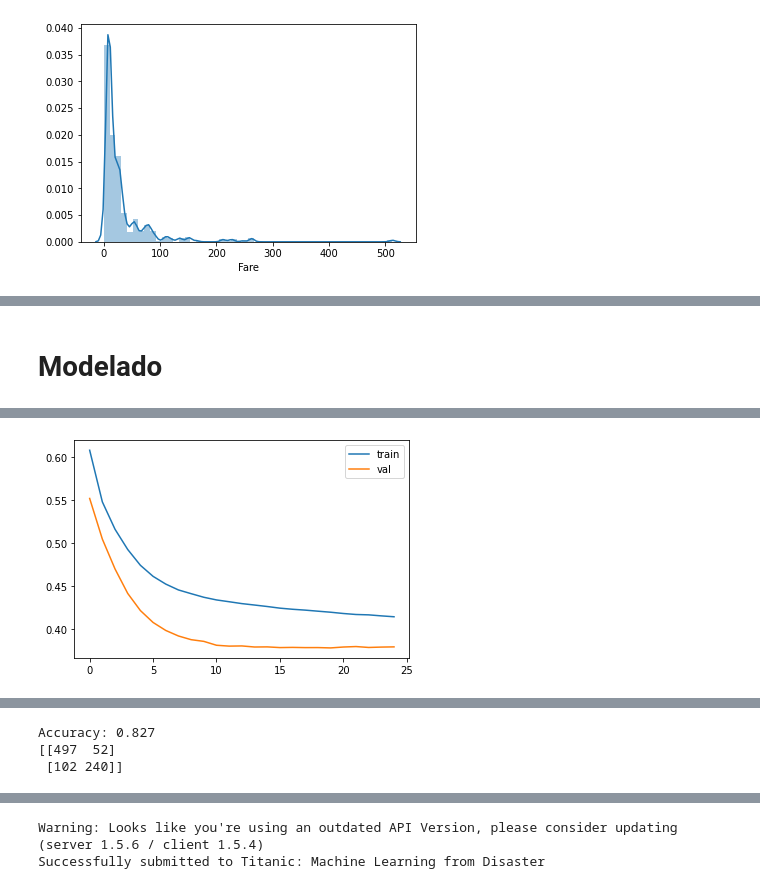
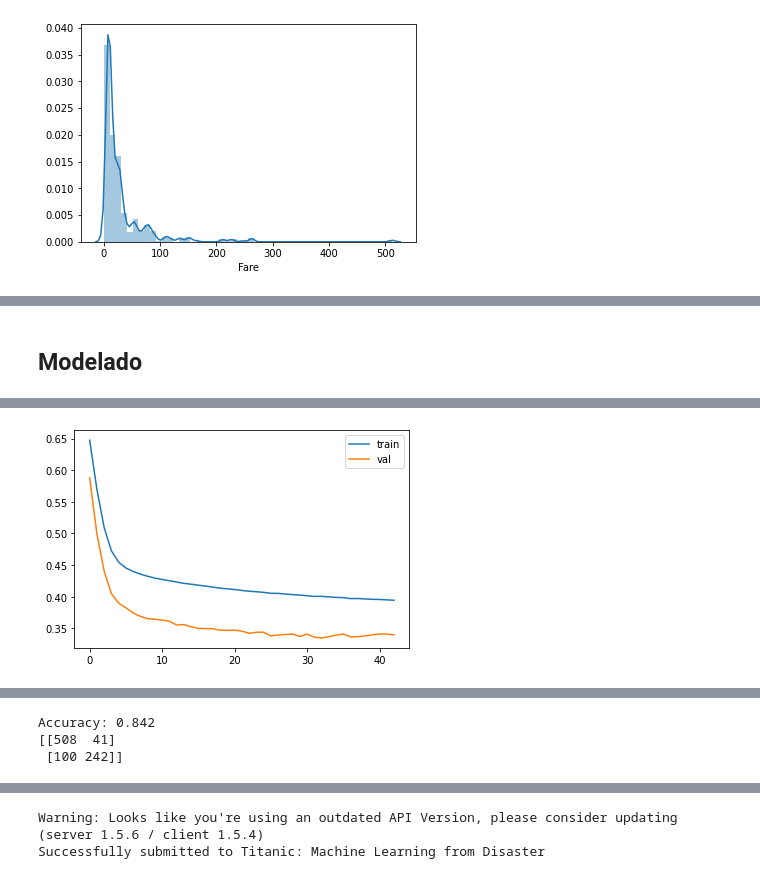
Before and after one commit to dmar10862/uoc_tipologia_y_ciclo_de_vida_de_los_datos_practica_2, a Jupyter notebook: src/UOC_M2851_DataAnalysis.ipynb, the cells around one changed output, grey strips where cells are left out. Saved outputs shown, nothing was run; the diff lists cells and outputs as text; code cells hidden in the pictures.

```diff
--- a/src/UOC_M2851_DataAnalysis.ipynb
+++ b/src/UOC_M2851_DataAnalysis.ipynb
@@ -133,4 +316,4 @@ display(X_test.head())
 # %%
-# Deajar solo variables útiles
-X_train = X_train.drop(columns=['Ticket', 'Name', 'Cabin'])
-X_test = X_test.drop(columns=['Ticket', 'Name', 'Cabin'])
+# Deajar solo variables Numéricas
+X_train = X_train.drop(columns=['Name', 'Ticket', 'Cabin'])
+X_test = X_test.drop(columns=['Name', 'Ticket', 'Cabin'])
@@ -263,6 +408,6 @@ plot = sns.heatmap(corr, mask=mask, cmap=cmap, vmax=.3, center=0,
 # %%
-pca = PCA(n_components = len(X_train.columns))
-pca.fit(X_train)
+# https://scikit-learn.org/stable/modules/generated/sklearn.decomposition.PCA.html
+pca = PCA(n_components = len(X_train.columns)).fit(X_train)
 
 # A) Proporción de la variabilidad explicada por el primer componente
 print('Proporción de la variabilidad explicada por elos componentes: ' +
@@ -291,0 +443,6 @@ Proporción de la variabilidad explicada por elos componentes: [0.93011, 0.06886
+# %%
+if dimension_reduction > 0:
+  pca = PCA(n_components = len(X_train.columns) - dimension_reduction).fit(X_train)
+  X_train = pd.DataFrame(pca.transform(X_train))
+
+  display(X_train.describe())
@@ -320,2 +483,2 @@ display(X_test.describe())
 # %% [markdown]
-# Modelado
+## Modelado
@@ -352,24 +484,0 @@ def train_ml_model(model, X_train, y_train, X_val, y_val, epochs=20, batch_size=
-# %%
-# Entrenar Red neuronal densa
-# https://machinelearningmastery.com/binary-classification-tutorial-with-the-keras-deep-learning-library/
-# https://www.kaggle.com/parthsuresh/binary-classifier-using-keras-97-98-accuracy
-# @tf.function
-def dense_nn(X, y, epochs=100, batch_size=1, lr=0.0001, patience=10, shuffle=True, stateful=False):
-  # Split test y val
-  X_train, X_val, y_train, y_val = train_test_split(X, y, test_size=0.1)
-
-  # Dimensiones
-  n_input =  X_train.shape[1]
-  n_output = y_train.shape[1]
-
-  model = Sequential([
-      Dense(n_input, input_dim=n_input, activation='relu'),
-      Dense(32, activation='relu'),
-      Dense(n_output, activation='sigmoid')
-  ])
-
-  model.compile(optimizer=Adam(lr=lr), loss='binary_crossentropy', metrics=['accuracy'])
-
-  model = train_ml_model(model, X_train, y_train, X_val, y_val, epochs, batch_size, patience, shuffle)
-
-  return model
@@ -382,4 +485,4 @@ def predict_with_ml_model(model, X, batch_size=1):
 # %%
-model = dense_nn(X_train, y_train, epochs=100, batch_size=1, lr=0.0002, patience=5)
+model = dense_nn(X_train, y_train, epochs=epochs, batch_size=batch_size, lr=lr, patience=patience, neurons=neurons)
 # %% [output]
 Epoch 1/100
@@ -402 +505 @@ Epoch 00025: early stopping
-[figure, old version]
+[figure, new version]
@@ -407,14 +510,14 @@ Val Accuracy: 0.856
 # %%
 # accuracy
-y_pred = predict_with_ml_model(model, X_train)
+y_pred = predict_with_ml_model(model, X_train, batch_size=batch_size)
 train_acc = accuracy_score(y_train, y_pred, normalize=True)
 cmatrix_train = confusion_matrix(y_train, y_pred)
 
 print('Accuracy: %.3f' % train_acc)
 print(cmatrix_train)
 # %% [output]
-Accuracy: 0.827
-[[497  52]
- [102 240]]
+Accuracy: 0.842
+[[508  41]
+ [100 242]]
 # %%
 # generate predictions for test
```
Also changed, not shown: parts of 41 cells of this notebook.
